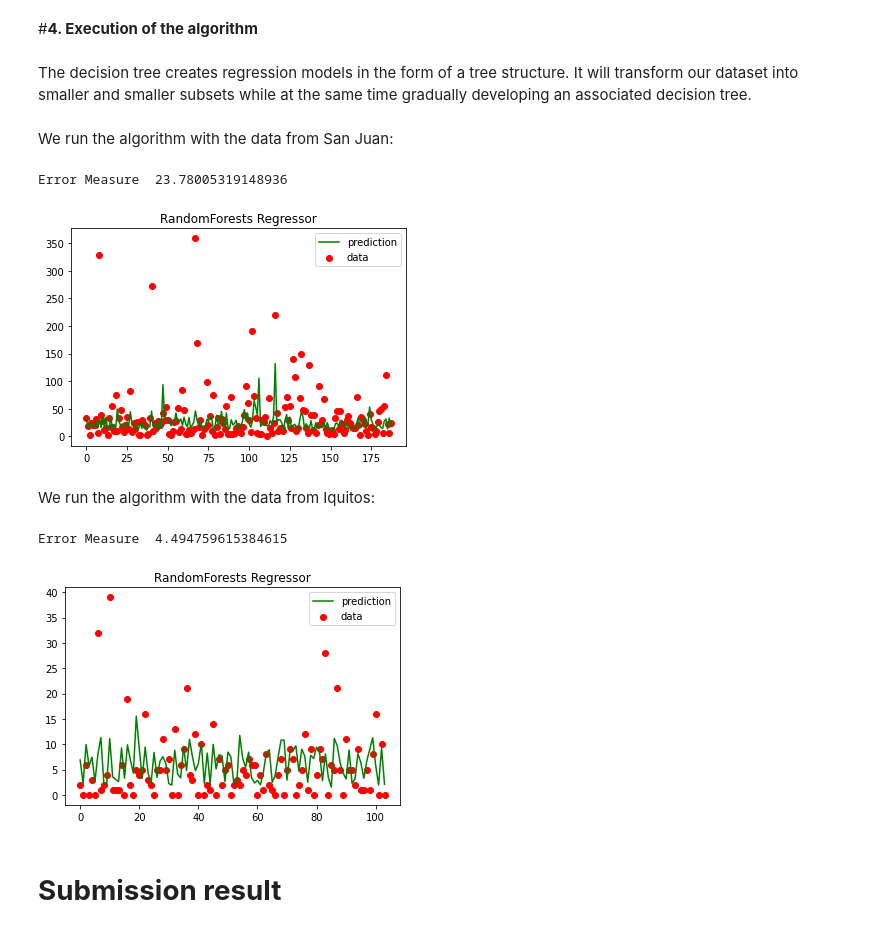
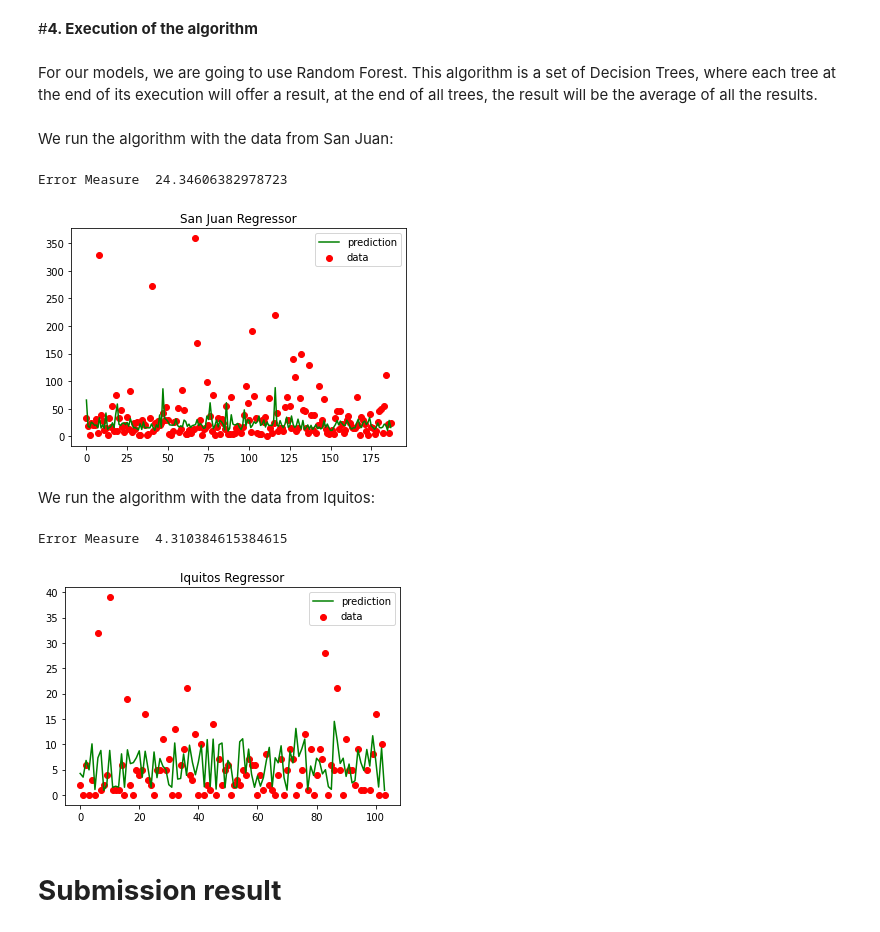
Before and after one commit to sergiosb99/SSJ_SupervisedLearning, a Jupyter notebook: Dengue_Upgrade_Cities.ipynb, the cells around one changed output. Saved outputs shown, nothing was run; the diff lists cells and outputs as text; code cells hidden in the pictures.

```diff
--- a/Dengue_Upgrade_Cities.ipynb
+++ b/Dengue_Upgrade_Cities.ipynb
@@ -84,7 +98,7 @@ df_sj
 # %% [markdown]
 Now from Iquitos:
 # %%
-df_iq = df_features[df_features['city']=='iq']
+df_iq = train[train['city']=='iq']
 df_iq
 # %% [output]
 |  | city | year | weekofyear | week_start_date | ndvi_ne | ndvi_nw | ndvi_se | ndvi_sw | ... |
@@ -112,10 +126,10 @@ X_train_sj, X_test_sj, y_train_sj, y_test_sj = train_test_split(df_sj[selected_f
 X_train_iq, X_test_iq, y_train_iq, y_test_iq = train_test_split(df_iq[selected_features], df_iq['total_cases'], test_size=0.2, random_state=1)
 # %% [markdown]
 #**4. Execution of the algorithm**
-# %% [markdown]
-The decision tree creates regression models in the form of a tree structure. It will transform our dataset into smaller and smaller subsets while at the same time gradually developing an associated decision tree.
+# %% [markdown]
+For our models, we are going to use Random Forest. This algorithm is a set of Decision Trees, where each tree at the end of its execution will offer a result, at the end of all trees, the result will be the average of all the results.
 # %%
-def RandomForest(X_train, X_test,y_train,y_test):
+def RandomForest(X_train, X_test,y_train,y_test,title):
     #1.1 Model Parametrization
     regressor = RandomForestRegressor(n_estimators= 100, max_depth = 5, criterion='mae', random_state=0)
     #1.2 Model construction
@@ -129,25 +143,25 @@ def RandomForest(X_train, X_test,y_train,y_test):
     plt.plot(xx, y_pred, c='g', label='prediction')
     plt.axis('tight')
     plt.legend()
-    plt.title("RandomForests Regressor")
+    plt.title(title)
 
     plt.show()
     return regressor
 # %% [markdown]
 We run the algorithm with the data from San Juan:
 # %%
-model_sj = RandomForest(X_train_sj, X_test_sj,y_train_sj,y_test_sj) # modificar para los parametros
+model_sj = RandomForest(X_train_sj, X_test_sj,y_train_sj,y_test_sj,"San Juan Regressor")
 # %% [output]
-Error Measure  23.78005319148936
+Error Measure  24.34606382978723
-[figure, old version]
+[figure, new version]
 # %% [markdown]
 
 We run the algorithm with the data from Iquitos:
 # %%
-model_iq = RandomForest(X_train_iq,X_test_iq,y_train_iq,y_test_iq)
+model_iq = RandomForest(X_train_iq,X_test_iq,y_train_iq,y_test_iq,"Iquitos Regressor")
 # %% [output]
-Error Measure  4.494759615384615
+Error Measure  4.310384615384615
-[figure, old version]
+[figure, new version]
 # %% [markdown]
 # **Submission result**
 # %% [markdown]
```
Also changed, not shown: parts of 7 cells of this notebook.
